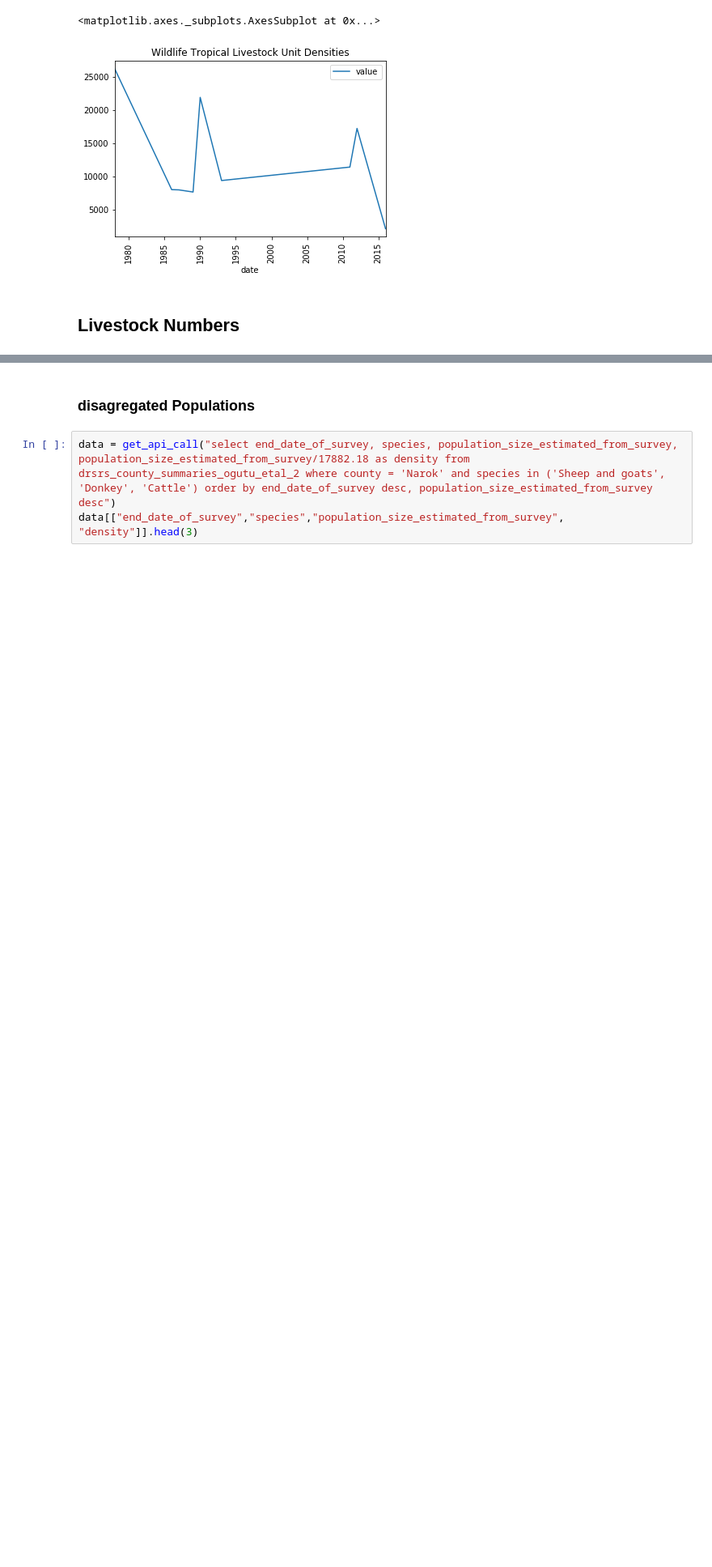
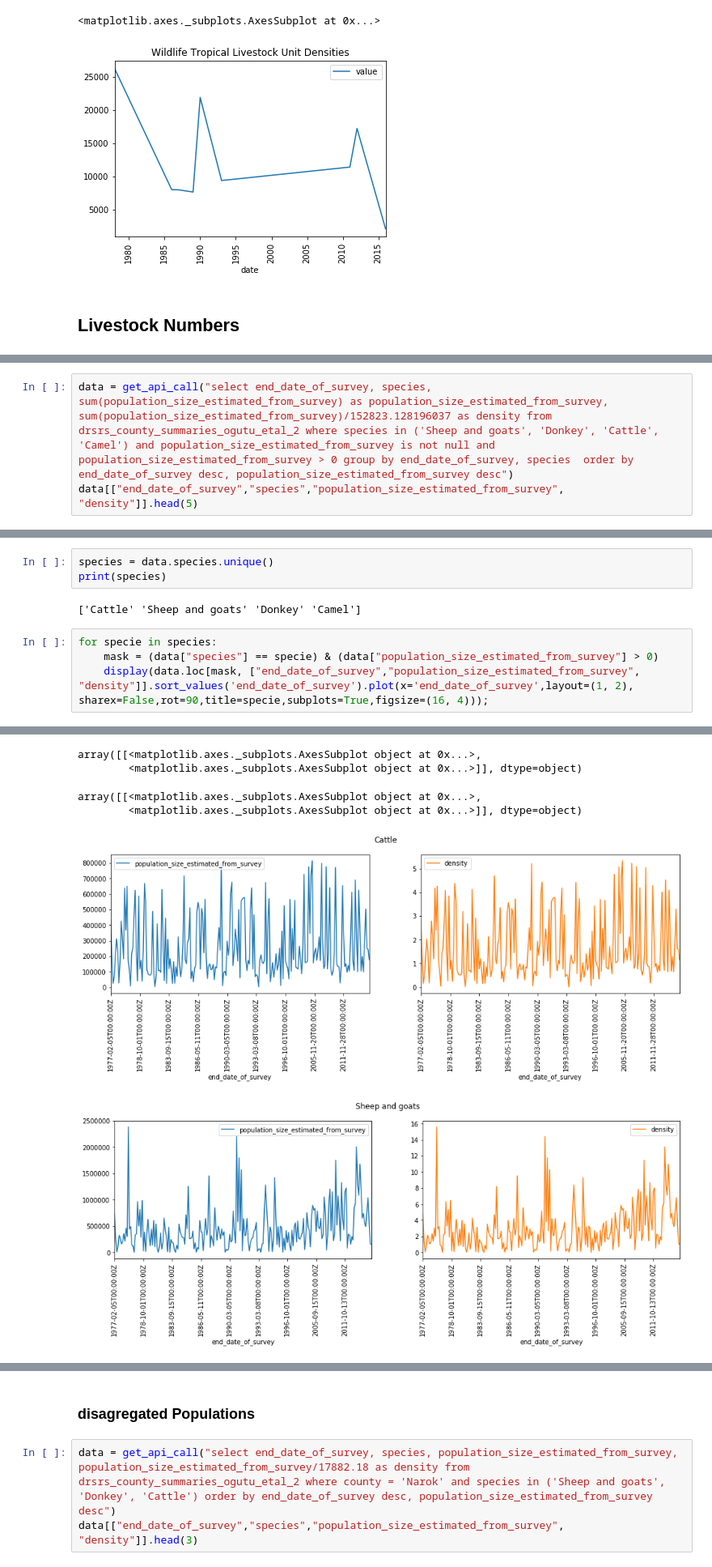
Before and after one commit to Vizzuality/notebooks, a Jupyter notebook: Kenia-dashboard/dashboard-exploration.ipynb, the cells around one changed output, grey strips where cells are left out. Shown at 81% size. Saved outputs shown, nothing was run; the diff lists cells and outputs as text; blank space fills up the shorter version.

```diff
--- a/Kenia-dashboard/dashboard-exploration.ipynb
+++ b/Kenia-dashboard/dashboard-exploration.ipynb
@@ -212,0 +215,3 @@ display(data.sort_values('date').plot(x='date', y='value',rot=90,title=data.cate
+# %%
+data = get_api_call("select end_date_of_survey, species, sum(population_size_estimated_from_survey) as population_size_estimated_from_survey, sum(population_size_estimated_from_survey)/152823.128196037 as density from drsrs_county_summaries_ogutu_etal_2 where species in ('Sheep and goats', 'Donkey', 'Cattle', 'Camel') and population_size_estimated_from_survey is not null and population_size_estimated_from_survey > 0 group by end_date_of_survey, species  order by end_date_of_survey desc, population_size_estimated_from_survey desc")
+data[["end_date_of_survey","species","population_size_estimated_from_survey", "density"]].head(5)
@@ -212,0 +225,10 @@ display(data.sort_values('date').plot(x='date', y='value',rot=90,title=data.cate
+# %%
+species = data.species.unique()
+print(species)
+# %% [output]
+['Cattle' 'Sheep and goats' 'Donkey' 'Camel']
+# %%
+for specie in species:
+    mask = (data["species"] == specie) & (data["population_size_estimated_from_survey"] > 0)
+    display(data.loc[mask, ["end_date_of_survey","population_size_estimated_from_survey", "density"]].sort_values('end_date_of_survey').plot(x='end_date_of_survey',layout=(1, 2), sharex=False,rot=90,title=specie,subplots=True,figsize=(16, 4)));
+# %% [output]
@@ -212,0 +239,6 @@ display(data.sort_values('date').plot(x='date', y='value',rot=90,title=data.cate
+array([[<matplotlib.axes._subplots.AxesSubplot object at 0x...>,
+        <matplotlib.axes._subplots.AxesSubplot object at 0x...>]], dtype=object)
+array([[<matplotlib.axes._subplots.AxesSubplot object at 0x...>,
+        <matplotlib.axes._subplots.AxesSubplot object at 0x...>]], dtype=object)
+[figure, added]
+[figure, added]
```
Also changed, not shown: parts of 8 cells of this notebook.
